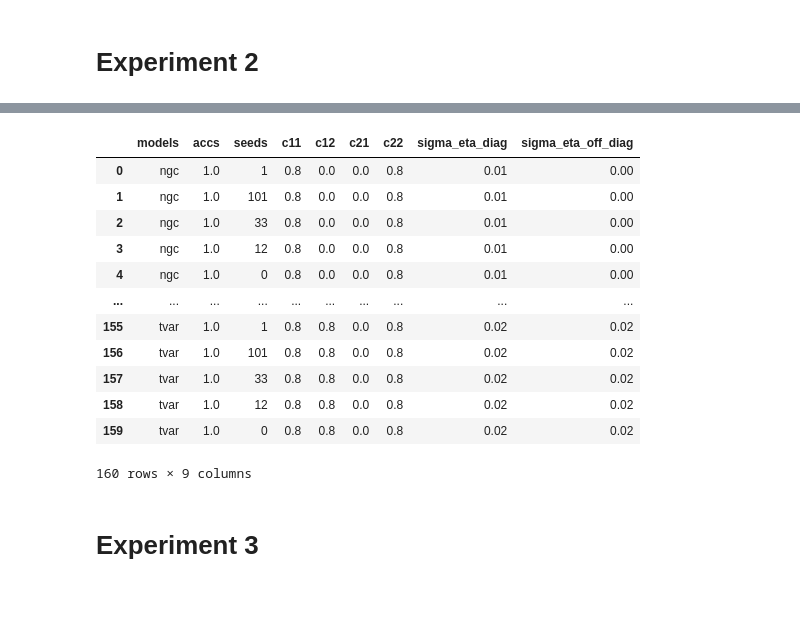
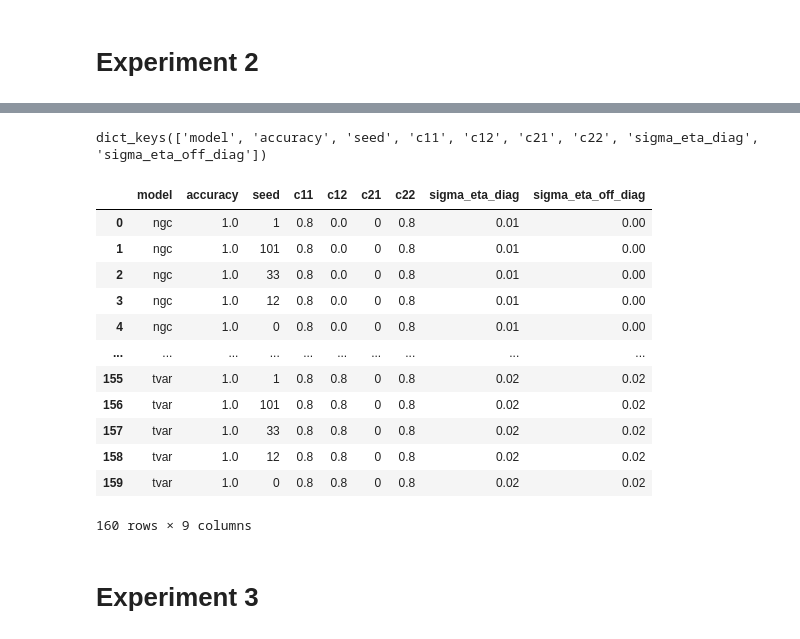
Before and after one commit to brunojerkovic/MasterThesis-1, a Jupyter notebook: ExtractJsonToCsv.ipynb, the cells around one changed output, grey strips where cells are left out. Drawn from its saved outputs; the diff is of its cells as text; code cells hidden in the pictures; blank space fills up the shorter version.

```diff
--- a/ExtractJsonToCsv.ipynb
+++ b/ExtractJsonToCsv.ipynb
@@ -0,0 +10,17 @@
+# %%
+def accuracy(GC_est, GC_gt):
+    return sum(GC_est.ravel() == GC_gt.ravel()) / len(GC_est.ravel())
+
+def calculate_real_data_accuracy(GC_est, experiment_name):
+    global connections
+    # Get connections for this experiment
+    if experiment_name.startswith('6') or experiment_name.startswith('7'):
+        connections = {k:v for (k,v) in connections.items() if k.startswith('full_dataset')}
+    elif experiment_name.startswith('8'):
+        connections = {k:v for (k,v) in connections.items() if k.startswith('part_dataset')}
+    else:
+        raise FileNotFoundError("There is no connectivity matrix for this experiment.")
+
+    GC_est_np = np.array(GC_est)
+    accs = {connection_name+'_acc':accuracy(GC_est_np, connection) for (connection_name, connection) in connections.items()}
+    return accs
@@ -171,3 +155,5 @@ df
 # Experiment 2
 # %%
 import pandas as pd
+
+save_loaded_results = False
@@ -242,20 +160,42 @@ df
+# %%
+# Get data
+experiment = '2'
+
+attrs = [
+    ('experiment_config', 'model'),
+    ('model_results', 'accuracy'),
+    ('experiment_config', 'seed'),
+    ('experiment_config', 'c11'),
+    ('experiment_config', 'c12'),
+    ('experiment_config', 'c21'),
+    ('experiment_config', 'c22'),
+    ('experiment_config', 'sigma_eta_diag'),
+    ('experiment_config', 'sigma_eta_off_diag')
+]
+
+results = get_results(experiment, attrs)
+results.keys()
+# %% [output]
+dict_keys(['model', 'accuracy', 'seed', 'c11', 'c12', 'c21', 'c22', 'sigma_eta_diag', 'sigma_eta_off_diag'])
 # %%
-df.to_csv(f'results/{experiment}/processed_data_{experiment}.csv')
-df = pd.read_csv(f'results/{experiment}/processed_data_{experiment}.csv', index_col='Unnamed: 0')
+df = pd.DataFrame(data=results)
+if save_loaded_results:
+    df.to_csv(f'results/{experiment}/processed_data_{experiment}.csv')
+    df = pd.read_csv(f'results/{experiment}/processed_data_{experiment}.csv', index_col='Unnamed: 0')
 df
 # %% [output]
-|  | models | accs | seeds | c11 | c12 | c21 | c22 | sigma_eta_diag | sigma_eta_off_diag |
-| 0 | ngc | 1.0 | 1 | 0.8 | 0.0 | 0.0 | 0.8 | 0.01 | 0.00 |
-| 1 | ngc | 1.0 | 101 | 0.8 | 0.0 | 0.0 | 0.8 | 0.01 | 0.00 |
-| 2 | ngc | 1.0 | 33 | 0.8 | 0.0 | 0.0 | 0.8 | 0.01 | 0.00 |
-| 3 | ngc | 1.0 | 12 | 0.8 | 0.0 | 0.0 | 0.8 | 0.01 | 0.00 |
-| 4 | ngc | 1.0 | 0 | 0.8 | 0.0 | 0.0 | 0.8 | 0.01 | 0.00 |
+|  | model | accuracy | seed | c11 | c12 | c21 | c22 | sigma_eta_diag | sigma_eta_off_diag |
+| 0 | ngc | 1.0 | 1 | 0.8 | 0.0 | 0 | 0.8 | 0.01 | 0.00 |
+| 1 | ngc | 1.0 | 101 | 0.8 | 0.0 | 0 | 0.8 | 0.01 | 0.00 |
+| 2 | ngc | 1.0 | 33 | 0.8 | 0.0 | 0 | 0.8 | 0.01 | 0.00 |
+| 3 | ngc | 1.0 | 12 | 0.8 | 0.0 | 0 | 0.8 | 0.01 | 0.00 |
+| 4 | ngc | 1.0 | 0 | 0.8 | 0.0 | 0 | 0.8 | 0.01 | 0.00 |
 | ... | ... | ... | ... | ... | ... | ... | ... | ... | ... |
-| 155 | tvar | 1.0 | 1 | 0.8 | 0.8 | 0.0 | 0.8 | 0.02 | 0.02 |
-| 156 | tvar | 1.0 | 101 | 0.8 | 0.8 | 0.0 | 0.8 | 0.02 | 0.02 |
-| 157 | tvar | 1.0 | 33 | 0.8 | 0.8 | 0.0 | 0.8 | 0.02 | 0.02 |
-| 158 | tvar | 1.0 | 12 | 0.8 | 0.8 | 0.0 | 0.8 | 0.02 | 0.02 |
-| 159 | tvar | 1.0 | 0 | 0.8 | 0.8 | 0.0 | 0.8 | 0.02 | 0.02 |
+| 155 | tvar | 1.0 | 1 | 0.8 | 0.8 | 0 | 0.8 | 0.02 | 0.02 |
+| 156 | tvar | 1.0 | 101 | 0.8 | 0.8 | 0 | 0.8 | 0.02 | 0.02 |
+| 157 | tvar | 1.0 | 33 | 0.8 | 0.8 | 0 | 0.8 | 0.02 | 0.02 |
+| 158 | tvar | 1.0 | 12 | 0.8 | 0.8 | 0 | 0.8 | 0.02 | 0.02 |
+| 159 | tvar | 1.0 | 0 | 0.8 | 0.8 | 0 | 0.8 | 0.02 | 0.02 |
 160 rows × 9 columns
 # %% [markdown]
 # Experiment 3
```
Also changed, not shown: parts of 35 cells of this notebook, 11 other files.
